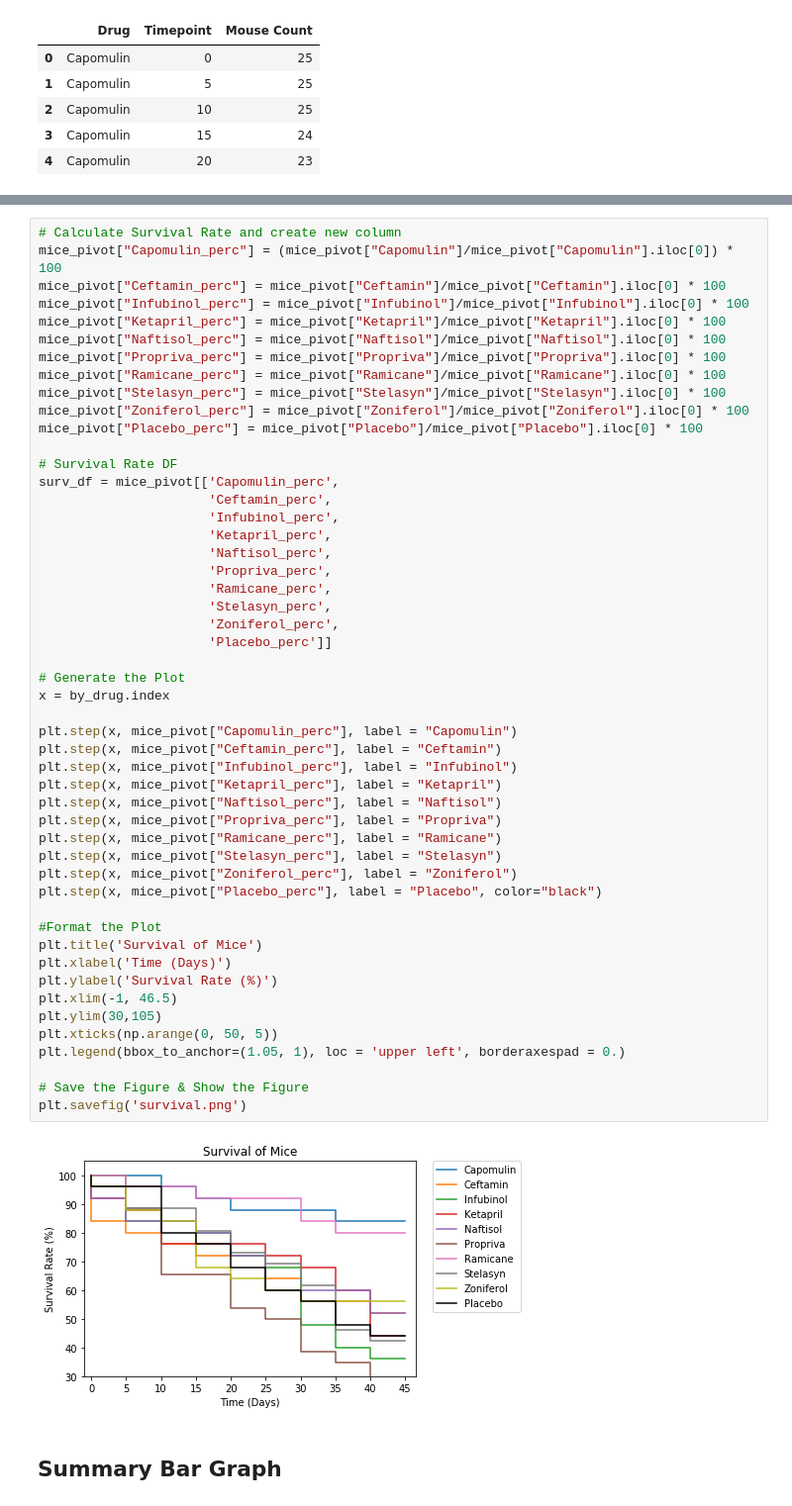
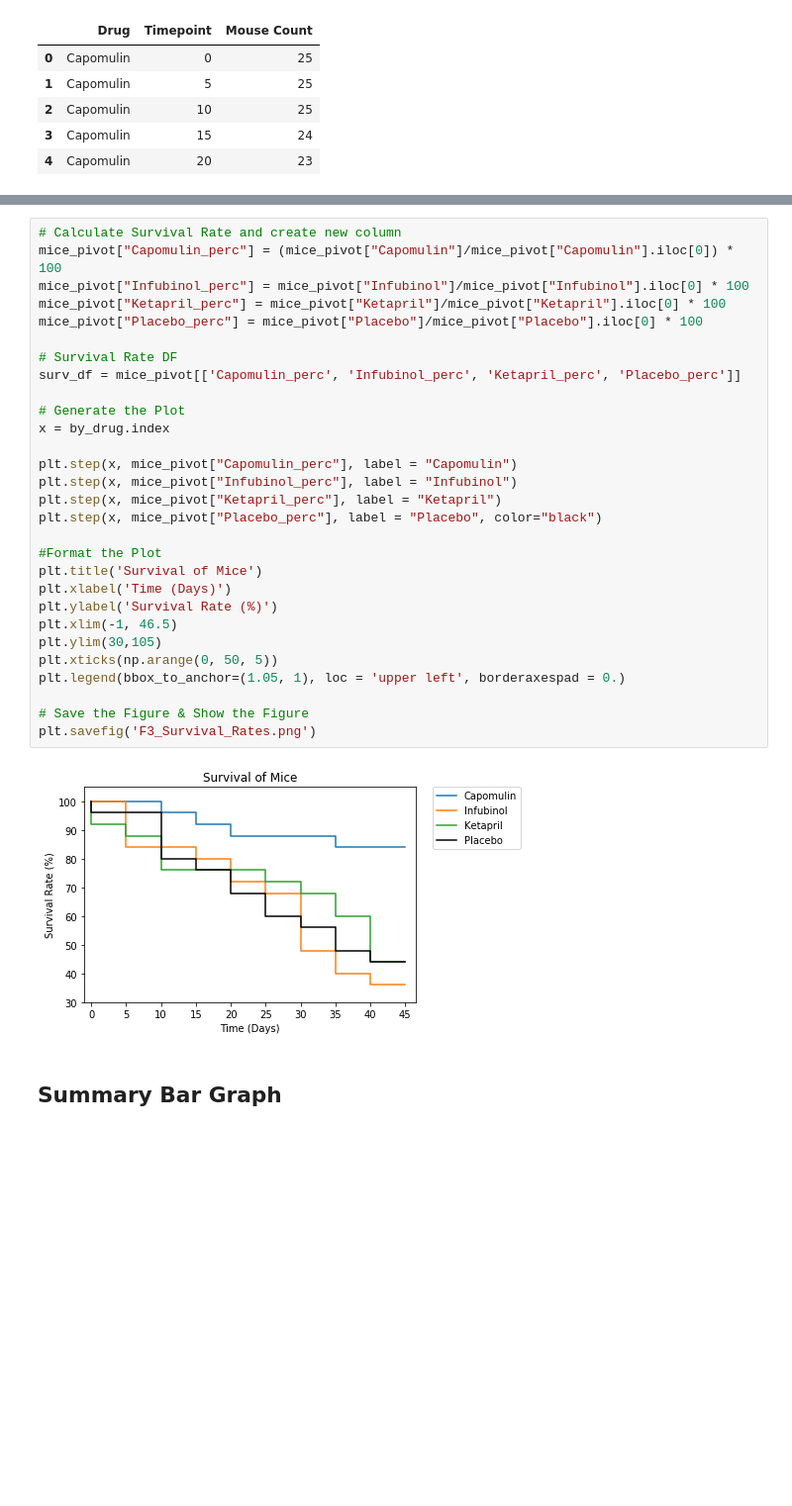
Before and after one commit to catherinegomes/matplotlib-challenge, a Jupyter notebook: Pymaceuticals/pymaceuticals_starter.ipynb, the cells around one changed output, grey strips where cells are left out. Shown at 99% size. Saved outputs shown, nothing was run; the diff lists cells and outputs as text; blank space fills up the shorter version.

```diff
--- a/Pymaceuticals/pymaceuticals_starter.ipynb
+++ b/Pymaceuticals/pymaceuticals_starter.ipynb
@@ -262,55 +234,34 @@ mice_pivot.head()
 # %%
 # Calculate Survival Rate and create new column
 mice_pivot["Capomulin_perc"] = (mice_pivot["Capomulin"]/mice_pivot["Capomulin"].iloc[0]) * 100
-mice_pivot["Ceftamin_perc"] = mice_pivot["Ceftamin"]/mice_pivot["Ceftamin"].iloc[0] * 100
 mice_pivot["Infubinol_perc"] = mice_pivot["Infubinol"]/mice_pivot["Infubinol"].iloc[0] * 100
 mice_pivot["Ketapril_perc"] = mice_pivot["Ketapril"]/mice_pivot["Ketapril"].iloc[0] * 100
-mice_pivot["Naftisol_perc"] = mice_pivot["Naftisol"]/mice_pivot["Naftisol"].iloc[0] * 100
-mice_pivot["Propriva_perc"] = mice_pivot["Propriva"]/mice_pivot["Propriva"].iloc[0] * 100
-mice_pivot["Ramicane_perc"] = mice_pivot["Ramicane"]/mice_pivot["Ramicane"].iloc[0] * 100
-mice_pivot["Stelasyn_perc"] = mice_pivot["Stelasyn"]/mice_pivot["Stelasyn"].iloc[0] * 100
-mice_pivot["Zoniferol_perc"] = mice_pivot["Zoniferol"]/mice_pivot["Zoniferol"].iloc[0] * 100
 mice_pivot["Placebo_perc"] = mice_pivot["Placebo"]/mice_pivot["Placebo"].iloc[0] * 100
 
 # Survival Rate DF
-surv_df = mice_pivot[['Capomulin_perc',
-                      'Ceftamin_perc',
-                      'Infubinol_perc',
-                      'Ketapril_perc',
-                      'Naftisol_perc',
-                      'Propriva_perc',
-                      'Ramicane_perc',
-                      'Stelasyn_perc',
-                      'Zoniferol_perc',
-                      'Placebo_perc']]
+surv_df = mice_pivot[['Capomulin_perc', 'Infubinol_perc', 'Ketapril_perc', 'Placebo_perc']]
 
 # Generate the Plot
 x = by_drug.index
 
 plt.step(x, mice_pivot["Capomulin_perc"], label = "Capomulin")
-plt.step(x, mice_pivot["Ceftamin_perc"], label = "Ceftamin")
 plt.step(x, mice_pivot["Infubinol_perc"], label = "Infubinol")
 plt.step(x, mice_pivot["Ketapril_perc"], label = "Ketapril")
-plt.step(x, mice_pivot["Naftisol_perc"], label = "Naftisol")
-plt.step(x, mice_pivot["Propriva_perc"], label = "Propriva")
-plt.step(x, mice_pivot["Ramicane_perc"], label = "Ramicane")
-plt.step(x, mice_pivot["Stelasyn_perc"], label = "Stelasyn")
-plt.step(x, mice_pivot["Zoniferol_perc"], label = "Zoniferol")
 plt.step(x, mice_pivot["Placebo_perc"], label = "Placebo", color="black")
 
 #Format the Plot
 plt.title('Survival of Mice')
 plt.xlabel('Time (Days)')
 plt.ylabel('Survival Rate (%)')
 plt.xlim(-1, 46.5)
 plt.ylim(30,105)
 plt.xticks(np.arange(0, 50, 5))
 plt.legend(bbox_to_anchor=(1.05, 1), loc = 'upper left', borderaxespad = 0.)
 
 # Save the Figure & Show the Figure
-plt.savefig('survival.png')
+plt.savefig('F3_Survival_Rates.png')
 # %% [output]
-[figure, old version]
+[figure, new version]
 # %% [markdown]
 ## Summary Bar Graph
 # %%
```
Also changed, not shown: parts of 4 cells of this notebook, 9 other files.
